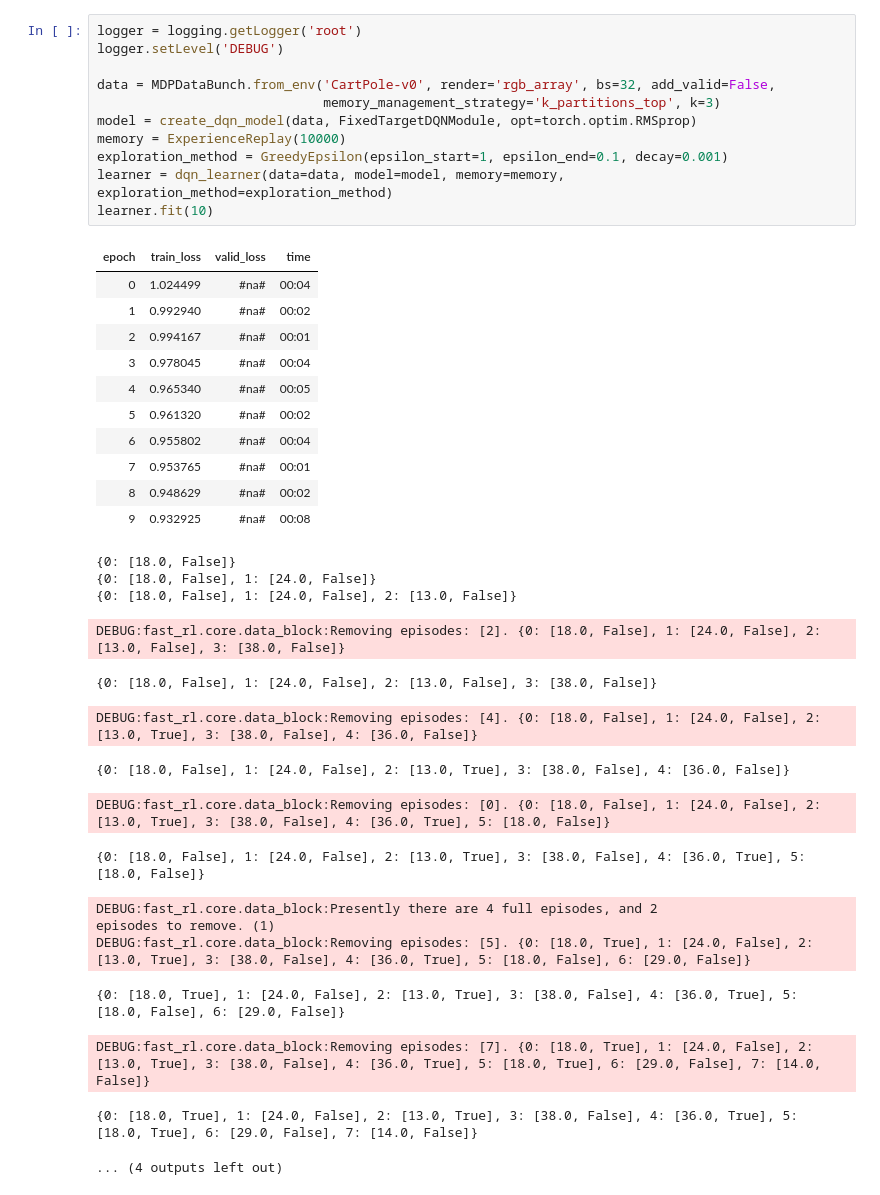
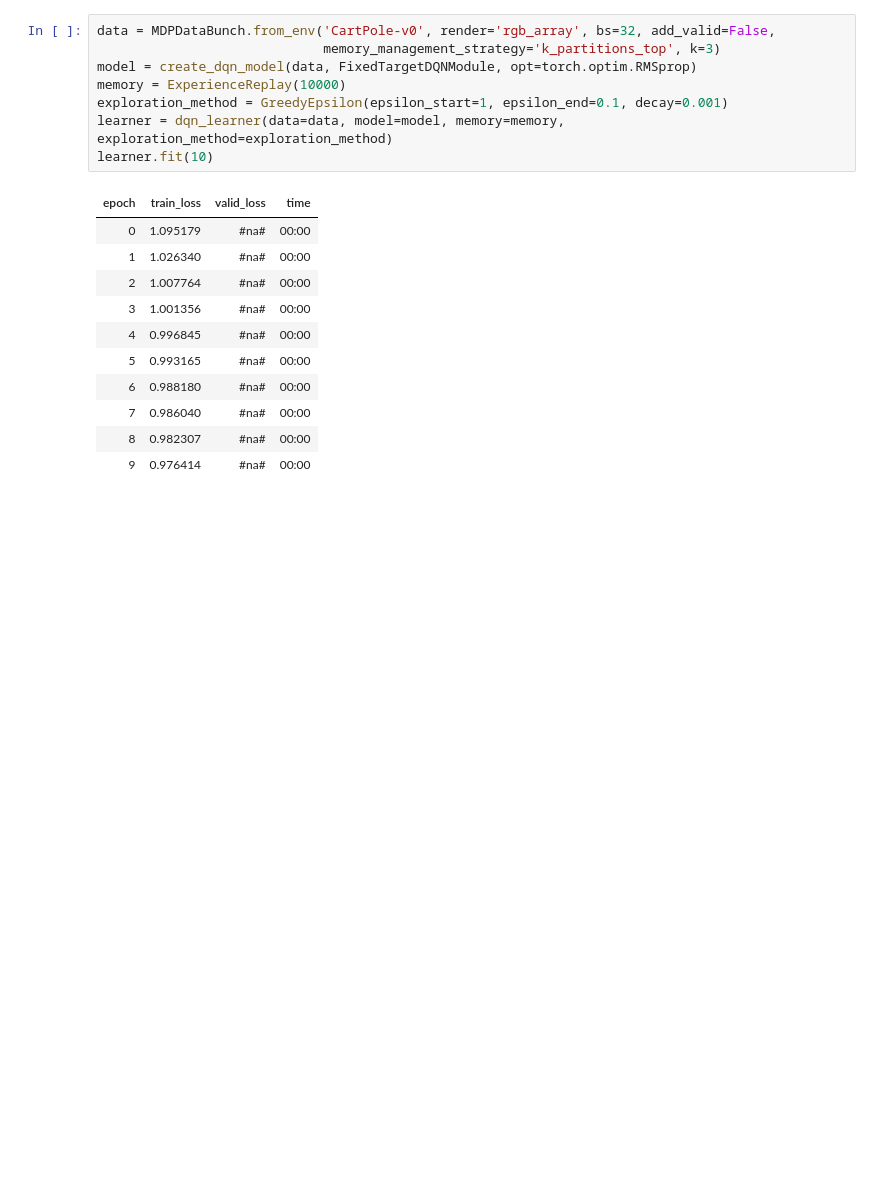
Before and after one commit to josiahls/fast-reinforcement-learning, a Jupyter notebook: docs_src/rl.core.train.interpretation.ipynb, the cells around one changed output. Saved outputs shown, nothing was run; the diff lists cells and outputs as text; blank space fills up the shorter version.

```diff
--- a/docs_src/rl.core.train.interpretation.ipynb
+++ b/docs_src/rl.core.train.interpretation.ipynb
@@ -12,41 +11,22 @@ Hello from the pygame community. https://www.pygame.org/contribute.html
 # %%
-logger = logging.getLogger('root')
-logger.setLevel('DEBUG')
-
 data = MDPDataBunch.from_env('CartPole-v0', render='rgb_array', bs=32, add_valid=False,
                              memory_management_strategy='k_partitions_top', k=3)
 model = create_dqn_model(data, FixedTargetDQNModule, opt=torch.optim.RMSprop)
 memory = ExperienceReplay(10000)
 exploration_method = GreedyEpsilon(epsilon_start=1, epsilon_end=0.1, decay=0.001)
 learner = dqn_learner(data=data, model=model, memory=memory, exploration_method=exploration_method)
 learner.fit(10)
 # %% [output]
 | epoch | train_loss | valid_loss | time |
-| 0 | 1.024499 | #na# | 00:04 |
-| 1 | 0.992940 | #na# | 00:02 |
-| 2 | 0.994167 | #na# | 00:01 |
-| 3 | 0.978045 | #na# | 00:04 |
-| 4 | 0.965340 | #na# | 00:05 |
-| 5 | 0.961320 | #na# | 00:02 |
-| 6 | 0.955802 | #na# | 00:04 |
-| 7 | 0.953765 | #na# | 00:01 |
-| 8 | 0.948629 | #na# | 00:02 |
-| 9 | 0.932925 | #na# | 00:08 |
+| 0 | 1.095179 | #na# | 00:00 |
+| 1 | 1.026340 | #na# | 00:00 |
+| 2 | 1.007764 | #na# | 00:00 |
+| 3 | 1.001356 | #na# | 00:00 |
+| 4 | 0.996845 | #na# | 00:00 |
+| 5 | 0.993165 | #na# | 00:00 |
+| 6 | 0.988180 | #na# | 00:00 |
+| 7 | 0.986040 | #na# | 00:00 |
+| 8 | 0.982307 | #na# | 00:00 |
+| 9 | 0.976414 | #na# | 00:00 |
-{0: [18.0, False]}
-{0: [18.0, False], 1: [24.0, False]}
-{0: [18.0, False], 1: [24.0, False], 2: [13.0, False]}
-DEBUG:fast_rl.core.data_block:Removing episodes: [2]. {0: [18.0, False], 1: [24.0, False], 2: [13.0, False], 3: [38.0, False]}
-{0: [18.0, False], 1: [24.0, False], 2: [13.0, False], 3: [38.0, False]}
-DEBUG:fast_rl.core.data_block:Removing episodes: [4]. {0: [18.0, False], 1: [24.0, False], 2: [13.0, True], 3: [38.0, False], 4: [36.0, False]}
-{0: [18.0, False], 1: [24.0, False], 2: [13.0, True], 3: [38.0, False], 4: [36.0, False]}
-DEBUG:fast_rl.core.data_block:Removing episodes: [0]. {0: [18.0, False], 1: [24.0, False], 2: [13.0, True], 3: [38.0, False], 4: [36.0, True], 5: [18.0, False]}
-{0: [18.0, False], 1: [24.0, False], 2: [13.0, True], 3: [38.0, False], 4: [36.0, True], 5: [18.0, False]}
-DEBUG:fast_rl.core.data_block:Presently there are 4 full episodes, and 2
-episodes to remove. (1)
-DEBUG:fast_rl.core.data_block:Removing episodes: [5]. {0: [18.0, True], 1: [24.0, False], 2: [13.0, True], 3: [38.0, False], 4: [36.0, True], 5: [18.0, False], 6: [29.0, False]}
-{0: [18.0, True], 1: [24.0, False], 2: [13.0, True], 3: [38.0, False], 4: [36.0, True], 5: [18.0, False], 6: [29.0, False]}
-DEBUG:fast_rl.core.data_block:Removing episodes: [7]. {0: [18.0, True], 1: [24.0, False], 2: [13.0, True], 3: [38.0, False], 4: [36.0, True], 5: [18.0, True], 6: [29.0, False], 7: [14.0, False]}
-{0: [18.0, True], 1: [24.0, False], 2: [13.0, True], 3: [38.0, False], 4: [36.0, True], 5: [18.0, True], 6: [29.0, False], 7: [14.0, False]}
-... (4 outputs left out)
 # %%
 interp = AgentInterpretation(learner, ds_type=DatasetType.Train)
```
Also changed, not shown: parts of 3 cells of this notebook, 46 other files.
